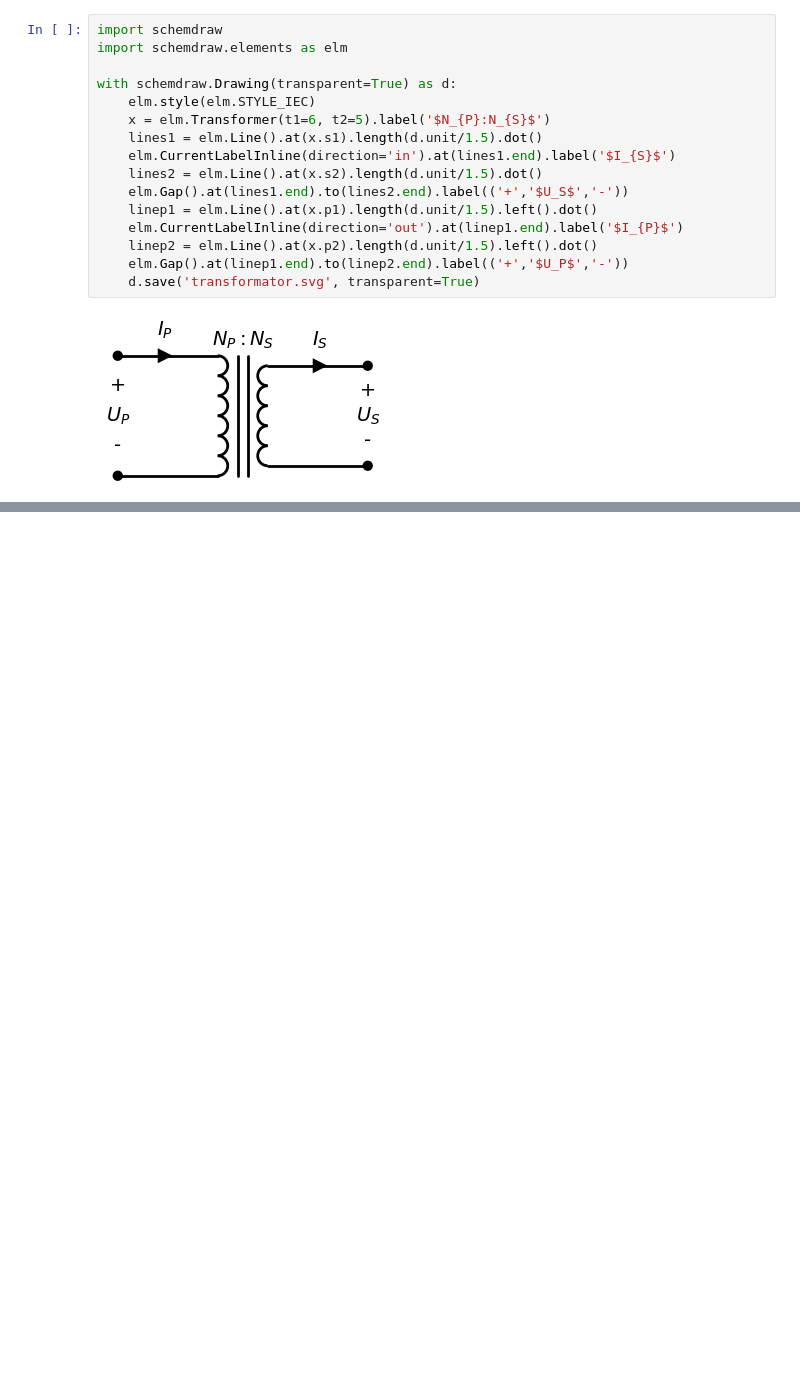
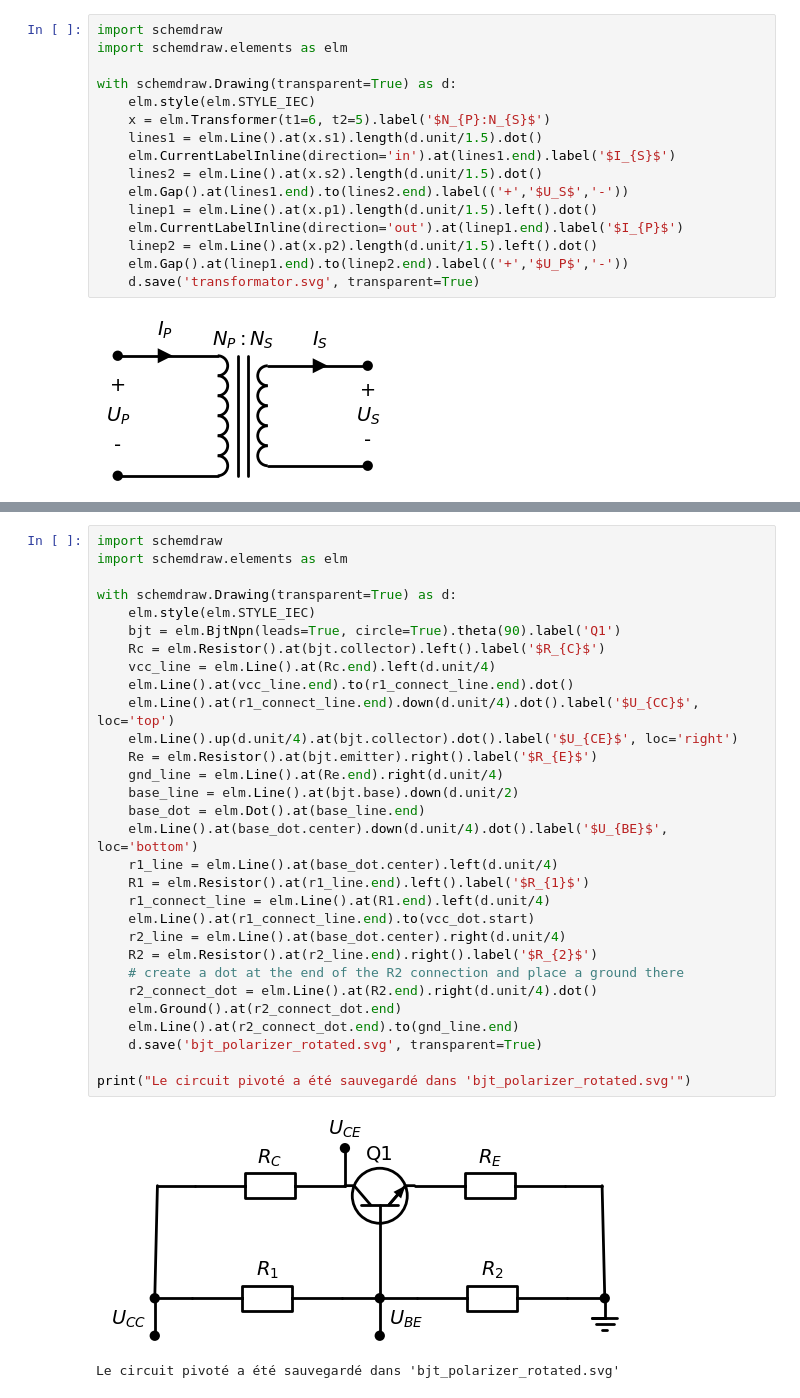
Before and after one commit to Greg50100/Ganymede, a Jupyter notebook: app/documents/ganymede.ipynb, the cells around one changed output, grey strips where cells are left out. Cells and saved outputs as stored; diff of their text form; blank space fills up the shorter version.

```diff
--- a/app/documents/ganymede.ipynb
+++ b/app/documents/ganymede.ipynb
@@ -73,0 +99,33 @@ with schemdraw.Drawing(transparent=True) as d:
+# %%
+import schemdraw
+import schemdraw.elements as elm
+
+with schemdraw.Drawing(transparent=True) as d:
+    elm.style(elm.STYLE_IEC)
+    bjt = elm.BjtNpn(leads=True, circle=True).theta(90).label('Q1')
+    Rc = elm.Resistor().at(bjt.collector).left().label('$R_{C}$')
+    vcc_line = elm.Line().at(Rc.end).left(d.unit/4)
+    elm.Line().at(vcc_line.end).to(r1_connect_line.end).dot()
+    elm.Line().at(r1_connect_line.end).down(d.unit/4).dot().label('$U_{CC}$', loc='top')
+    elm.Line().up(d.unit/4).at(bjt.collector).dot().label('$U_{CE}$', loc='right')
+    Re = elm.Resistor().at(bjt.emitter).right().label('$R_{E}$')
+    gnd_line = elm.Line().at(Re.end).right(d.unit/4)
+    base_line = elm.Line().at(bjt.base).down(d.unit/2)
+    base_dot = elm.Dot().at(base_line.end)
+    elm.Line().at(base_dot.center).down(d.unit/4).dot().label('$U_{BE}$', loc='bottom')
+    r1_line = elm.Line().at(base_dot.center).left(d.unit/4)
+    R1 = elm.Resistor().at(r1_line.end).left().label('$R_{1}$')
+    r1_connect_line = elm.Line().at(R1.end).left(d.unit/4)
+    elm.Line().at(r1_connect_line.end).to(vcc_dot.start)
+    r2_line = elm.Line().at(base_dot.center).right(d.unit/4)
+    R2 = elm.Resistor().at(r2_line.end).right().label('$R_{2}$')
+    # create a dot at the end of the R2 connection and place a ground there
+    r2_connect_dot = elm.Line().at(R2.end).right(d.unit/4).dot()
+    elm.Ground().at(r2_connect_dot.end)
+    elm.Line().at(r2_connect_dot.end).to(gnd_line.end)
+    d.save('bjt_polarizer_rotated.svg', transparent=True)
+
+print("Le circuit pivoté a été sauvegardé dans 'bjt_polarizer_rotated.svg'")
+# %% [output]
+[figure, added]
+Le circuit pivoté a été sauvegardé dans 'bjt_polarizer_rotated.svg'
```
Also changed, not shown: parts of 2 cells of this notebook, 26 other files.
